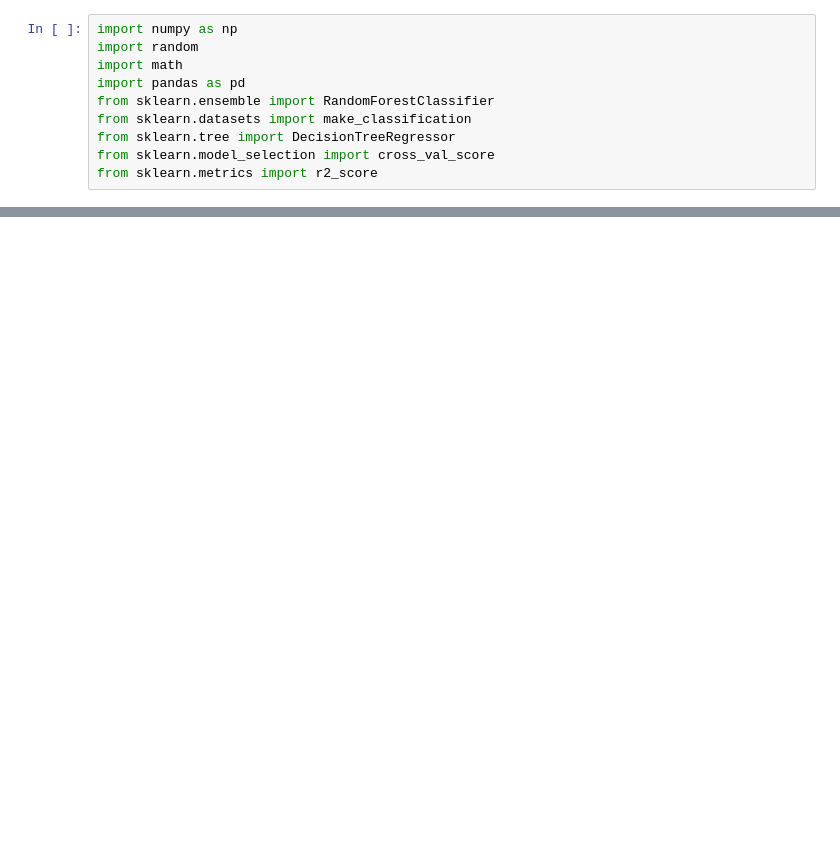
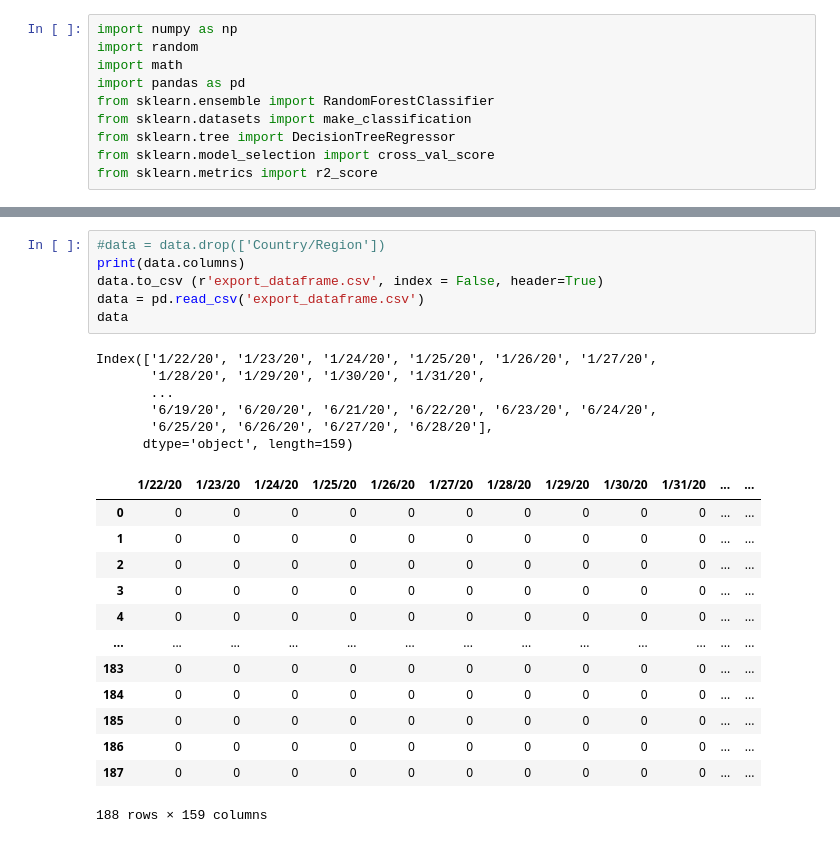
Before and after one commit to decipher07/Chicken-Swarm-Optimization, a Jupyter notebook: Dataset-Usage/Covid-Total-Positive-Cases/Covid-Data.ipynb, the cells around one changed output, grey strips where cells are left out. Drawn from its saved outputs; the diff is of its cells as text; blank space fills up the shorter version.

```diff
--- a/Dataset-Usage/Covid-Total-Positive-Cases/Covid-Data.ipynb
+++ b/Dataset-Usage/Covid-Total-Positive-Cases/Covid-Data.ipynb
@@ -50,0 +31,26 @@ data.head(10)
+# %%
+#data = data.drop(['Country/Region'])
+print(data.columns)
+data.to_csv (r'export_dataframe.csv', index = False, header=True)
+data = pd.read_csv('export_dataframe.csv')
+data
+# %% [output]
+Index(['1/22/20', '1/23/20', '1/24/20', '1/25/20', '1/26/20', '1/27/20',
+       '1/28/20', '1/29/20', '1/30/20', '1/31/20',
+       ...
+       '6/19/20', '6/20/20', '6/21/20', '6/22/20', '6/23/20', '6/24/20',
+       '6/25/20', '6/26/20', '6/27/20', '6/28/20'],
+      dtype='object', length=159)
+|  | 1/22/20 | 1/23/20 | 1/24/20 | 1/25/20 | 1/26/20 | 1/27/20 | 1/28/20 | 1/29/20 | 1/30/20 | 1/31/20 | ... | ... |
+| 0 | 0 | 0 | 0 | 0 | 0 | 0 | 0 | 0 | 0 | 0 | ... | ... |
+| 1 | 0 | 0 | 0 | 0 | 0 | 0 | 0 | 0 | 0 | 0 | ... | ... |
+| 2 | 0 | 0 | 0 | 0 | 0 | 0 | 0 | 0 | 0 | 0 | ... | ... |
+| 3 | 0 | 0 | 0 | 0 | 0 | 0 | 0 | 0 | 0 | 0 | ... | ... |
+| 4 | 0 | 0 | 0 | 0 | 0 | 0 | 0 | 0 | 0 | 0 | ... | ... |
+| ... | ... | ... | ... | ... | ... | ... | ... | ... | ... | ... | ... | ... |
+| 183 | 0 | 0 | 0 | 0 | 0 | 0 | 0 | 0 | 0 | 0 | ... | ... |
+| 184 | 0 | 0 | 0 | 0 | 0 | 0 | 0 | 0 | 0 | 0 | ... | ... |
+| 185 | 0 | 0 | 0 | 0 | 0 | 0 | 0 | 0 | 0 | 0 | ... | ... |
+| 186 | 0 | 0 | 0 | 0 | 0 | 0 | 0 | 0 | 0 | 0 | ... | ... |
+| 187 | 0 | 0 | 0 | 0 | 0 | 0 | 0 | 0 | 0 | 0 | ... | ... |
+188 rows × 159 columns
```
Also changed, not shown: parts of 4 cells of this notebook.
